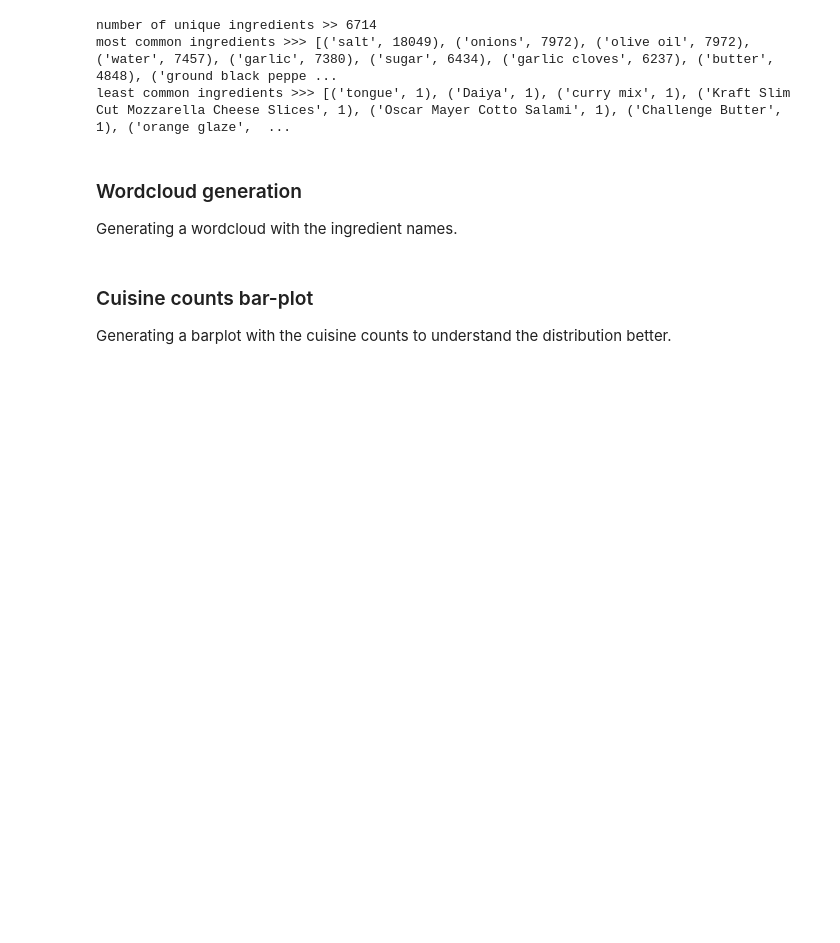
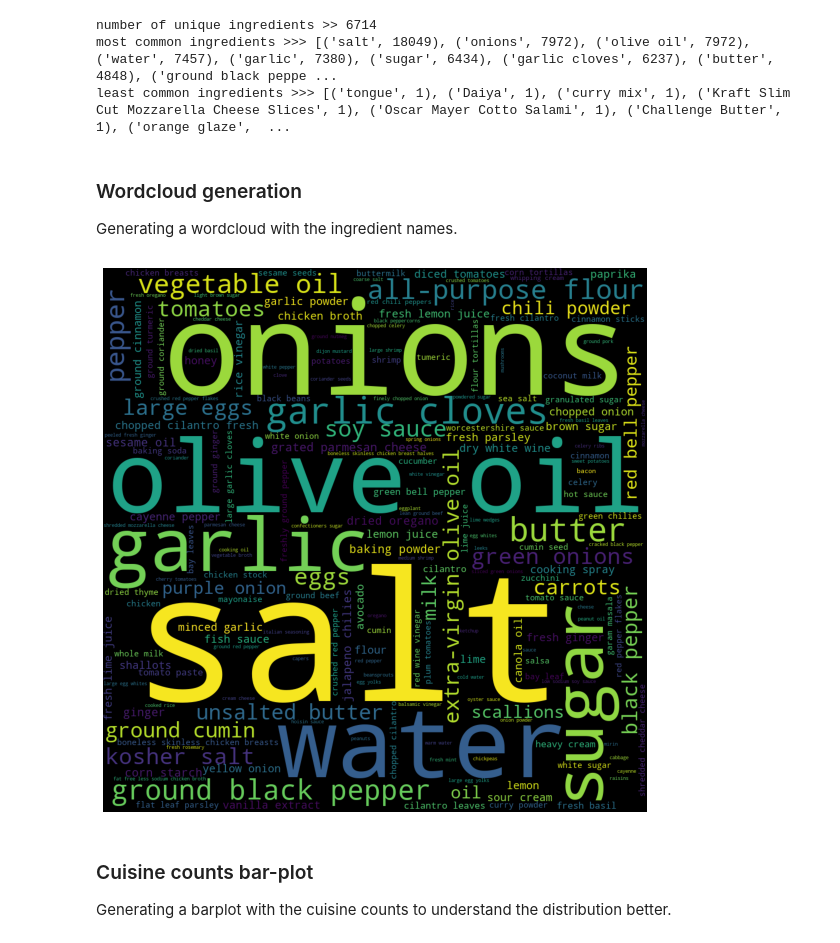
Before and after one commit to nutellaweera/Cuisine_Classification_ML, a Jupyter notebook: preprocessingAndEDA.ipynb, the cells around one changed output. Cells and saved outputs as stored; diff of their text form; code cells hidden in the pictures; blank space fills up the shorter version.

Commit message:
Updated perf graphs

```diff
--- a/preprocessingAndEDA.ipynb
+++ b/preprocessingAndEDA.ipynb
@@ -95,13 +97,16 @@ Generating a wordcloud with the ingredient names.
 # %%
 word_cloud_dict = Counter(all_ing)
 
 cloud = WordCloud(width=1000, height=1000).generate_from_frequencies(word_cloud_dict)
 
-plt.figure(figsize=(15,15))
+plt.figure(figsize=(10,10))
 plt.imshow(cloud)
 plt.axis('off')
 plt.savefig('graphs_and_vis/ingredient_wordcloud.png', bbox_inches='tight')
+plt.show()
 plt.close()
+# %% [output]
+[figure, added]
 # %% [markdown]
 ### Cuisine counts bar-plot
 Generating a barplot with the cuisine counts to understand the distribution better.
```
Also changed, not shown: parts of 5 cells of this notebook, 5 other files.
